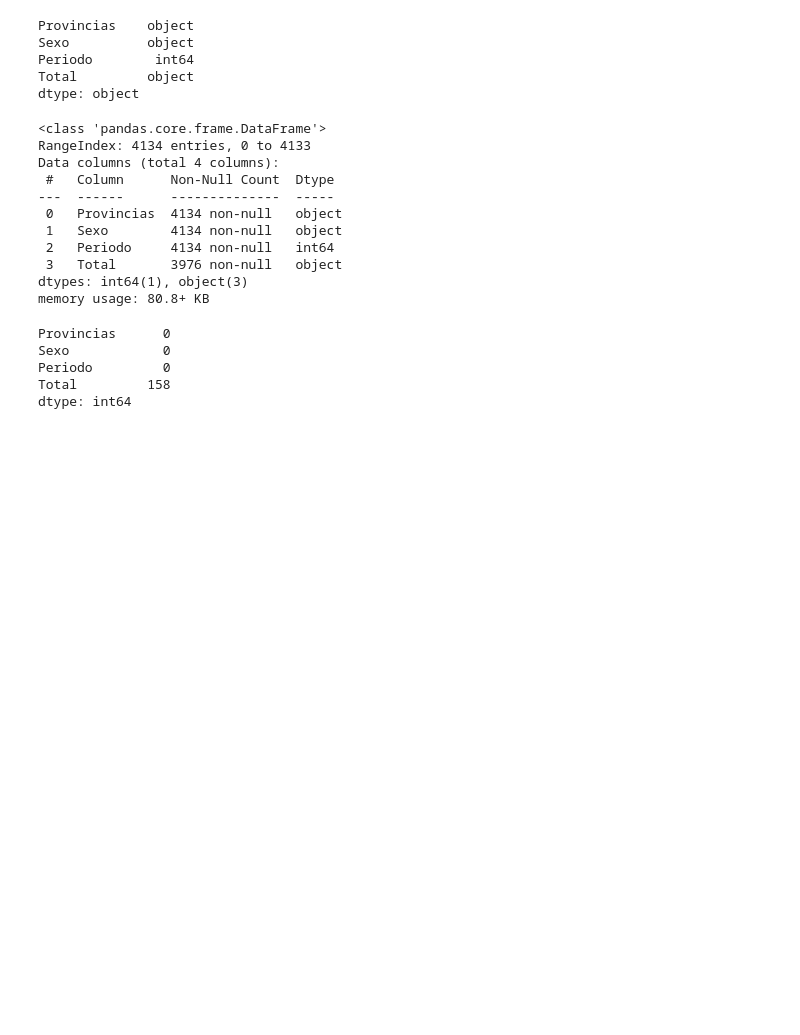
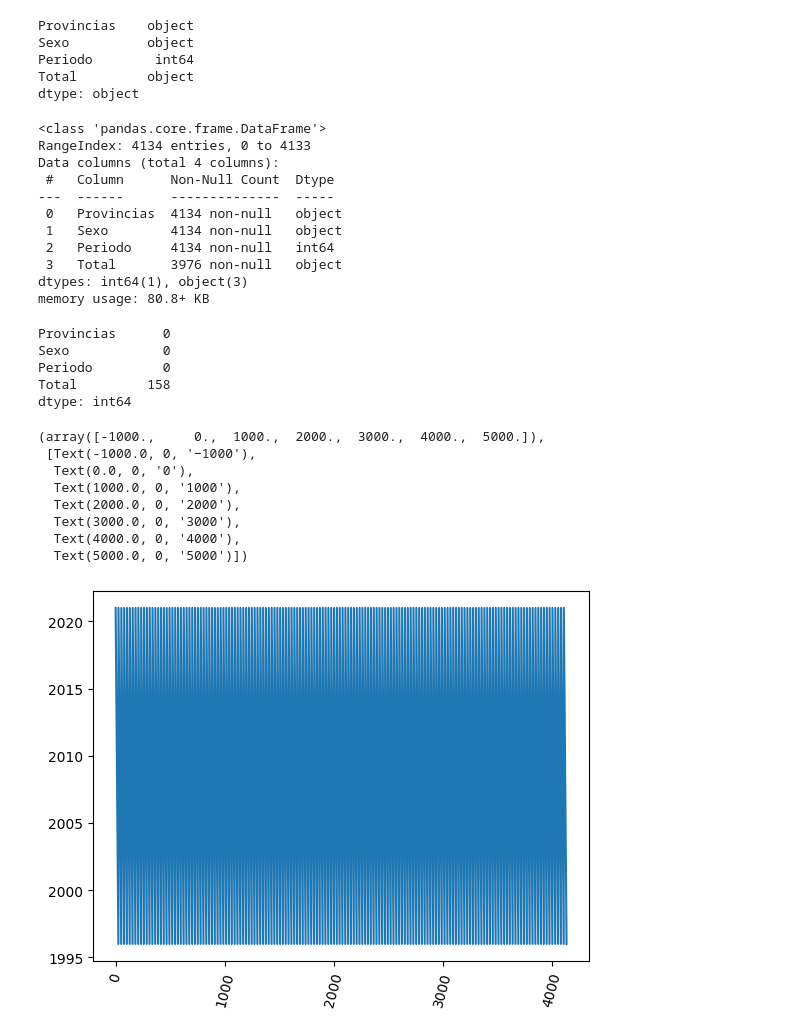
Before and after one commit to nyainamalala/Grupo5_Analisis, a Jupyter notebook: Notebooks/04MiguelAngel/04.España_total_A.ipynb, the cells around one changed output. Drawn from its saved outputs; the diff is of its cells as text; code cells hidden in the pictures; blank space fills up the shorter version.

```diff
--- a/Notebooks/04MiguelAngel/04.España_total_A.ipynb
+++ b/Notebooks/04MiguelAngel/04.España_total_A.ipynb
@@ -68,3 +68,16 @@ Sexo            0
 Periodo         0
 Total         158
 dtype: int64
+# %%
+df['Periodo'].plot()
+plt.xticks(rotation=75)
+# %% [output]
+(array([-1000.,     0.,  1000.,  2000.,  3000.,  4000.,  5000.]),
+ [Text(-1000.0, 0, '−1000'),
+  Text(0.0, 0, '0'),
+  Text(1000.0, 0, '1000'),
+  Text(2000.0, 0, '2000'),
+  Text(3000.0, 0, '3000'),
+  Text(4000.0, 0, '4000'),
+  Text(5000.0, 0, '5000')])
+[figure, added]
```
Also changed, not shown: parts of 1 cell of this notebook, 2 other files.
